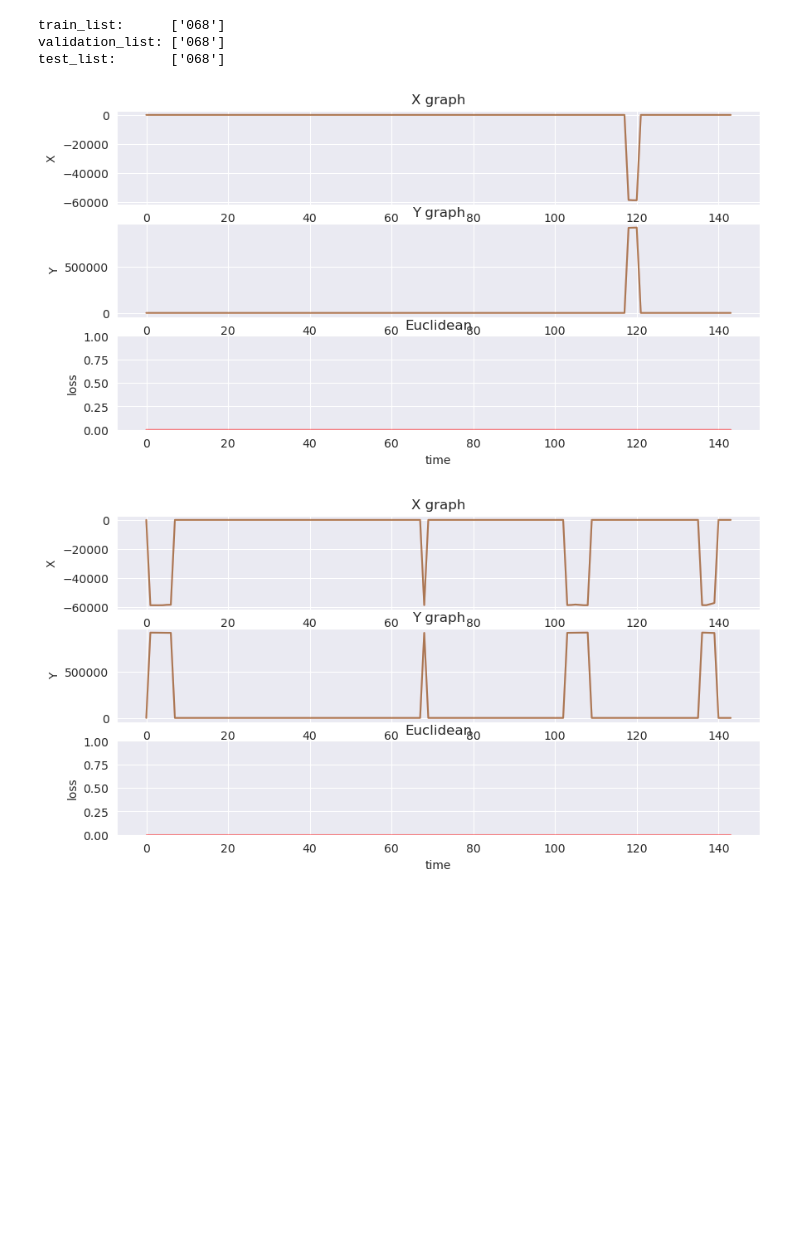
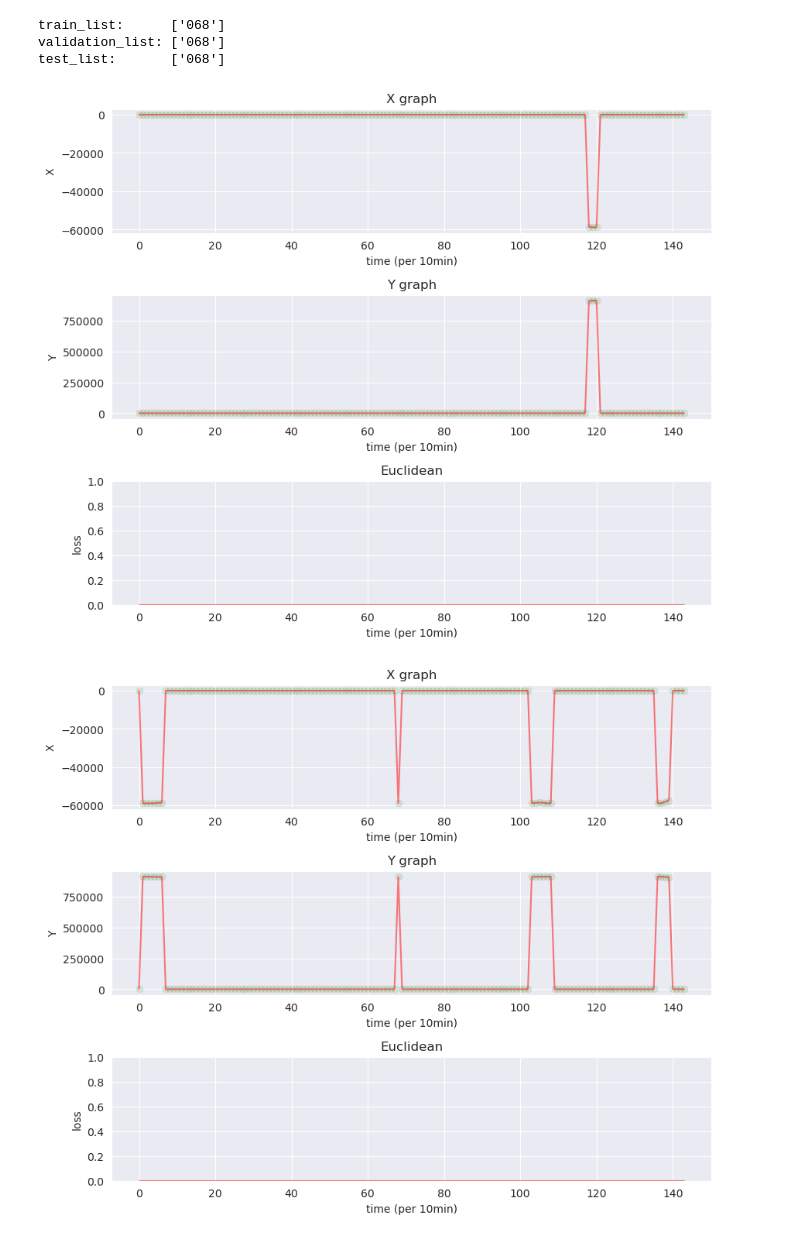
Before and after one commit to shkoma/geolife_timehetnet, a Jupyter notebook: test.ipynb, the cells around one changed output. Cells and saved outputs as stored; diff of their text form; code cells hidden in the pictures; blank space fills up the shorter version.

```diff
--- a/test.ipynb
+++ b/test.ipynb
@@ -4,7 +4,7 @@ from torch_mlp import MLP
 from torch_segment_dataset import SegmentDataset
 
 writer_dir_name = 'data/geolife/runs'
-log_dir_name = '[segment_mlp]_20240312-144814'
+log_dir_name = '[segment_time-hetnet]_20240314-093855'
 log_folder = writer_dir_name + '/' + log_dir_name
 best_model_path = log_folder + '/best_model.pth'
 # best_model_path = log_folder + '/best_train_model.pth'
@@ -18,7 +18,6 @@ config_df.head()
 # %%
 data_type = 'segment'
-model_type = 'mlp'
-# model_type = 'time-hetnet'
+model_type = config_df['model_type'][0]
 
 data_dir = "data/geolife/Data/"
 label_attribute = 2
@@ -202,39 +201,45 @@ with torch.no_grad():
             df = pd.DataFrame(data=test_que_x[batch_id], columns=['Time'])
             df_norm = MinMaxScaler().fit_transform(df)
 
-            plt.figure(figsize=(10, 5))
+            plt.figure(figsize=(10, 8))
             plt.subplot(3, 1, 1)
+            #
             plt.title('X graph')
             # plt.ylim(0, 10)
             # plt.axis([xmin, xmax, ymin, ymax])
             # plt.scatter(df_norm, test_label[user_idx][test_idx][:, 0] , color='r', alpha=0.5)
             # plt.scatter(df_norm, test_probs[user_idx][test_idx][:, 0], color='g', alpha=0.3)
             plt.plot(test_label[batch_id][:, 0] , color='r', alpha=0.5)
-            plt.plot(test_probs[batch_id][:, 0], color='g', alpha=0.3)
-            plt.xlabel('time')
+            # plt.plot(test_probs[batch_id][:, 0], color='g', alpha=0.3)
+            plt.scatter(time, test_probs[batch_id][:, 0], color='g', alpha=0.1)
+            plt.xlabel('time (per 10min)')
             plt.ylabel('X')
 
             # fig_col = plt.figure(figsize=(5, 3))
             plt.subplot(3, 1, 2)
             plt.title('Y graph')
             # plt.ylim(0, 10)
             # plt.scatter(df_norm, test_label[user_idx][test_idx][:, 1] , color='r', alpha=0.5)
             # plt.scatter(df_norm, test_probs[user_idx][test_idx][:, 1], color='g', alpha=0.3)
+            time = np.arange(0, 144)
             plt.plot(test_label[batch_id][:, 1] , color='r', alpha=0.5)
-            plt.plot(test_probs[batch_id][:, 1], color='g', alpha=0.3)
-            plt.xlabel('time')
+            plt.scatter(time, test_probs[batch_id][:, 1], color='g', alpha=0.1)
+            plt.xlabel('time (per 10min)')
             plt.ylabel('Y')
             # plt.show()
 
             plt.subplot(3, 1, 3)
             # # plt.axis([xmin, xmax, ymin, ymax])
             # # plt.axis([0, 1, 0, 1])
             plt.ylim(0, 1)
             plt.title('Euclidean')
             plt.plot((test_loss[batch_id][:, 0]) , color='r', alpha=0.5)
             # plt.scatter(df_norm, (test_loss[batch_id][:, 0]) , color='r', alpha=0.5)
-            plt.xlabel('time')
+            plt.xlabel('time (per 10min)')
             plt.ylabel('loss')
+            # plt.subplots(constrained_layout=True)
+
+            plt.subplots_adjust(bottom=0.1, top=0.9, hspace=0.5)
 # %% [output]
-[figure, old version]
+[figure, new version]
-[figure, old version]
+[figure, new version]
```
Also changed, not shown: parts of 4 cells of this notebook, 4 other files.
